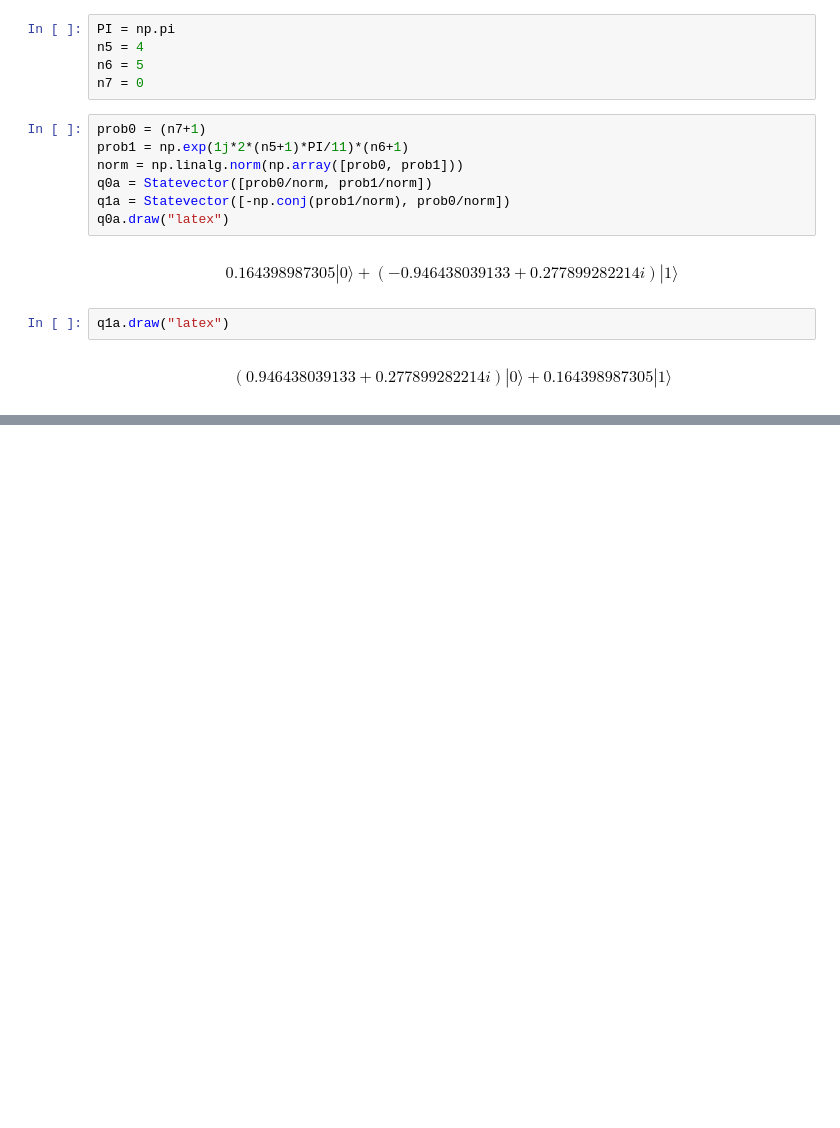
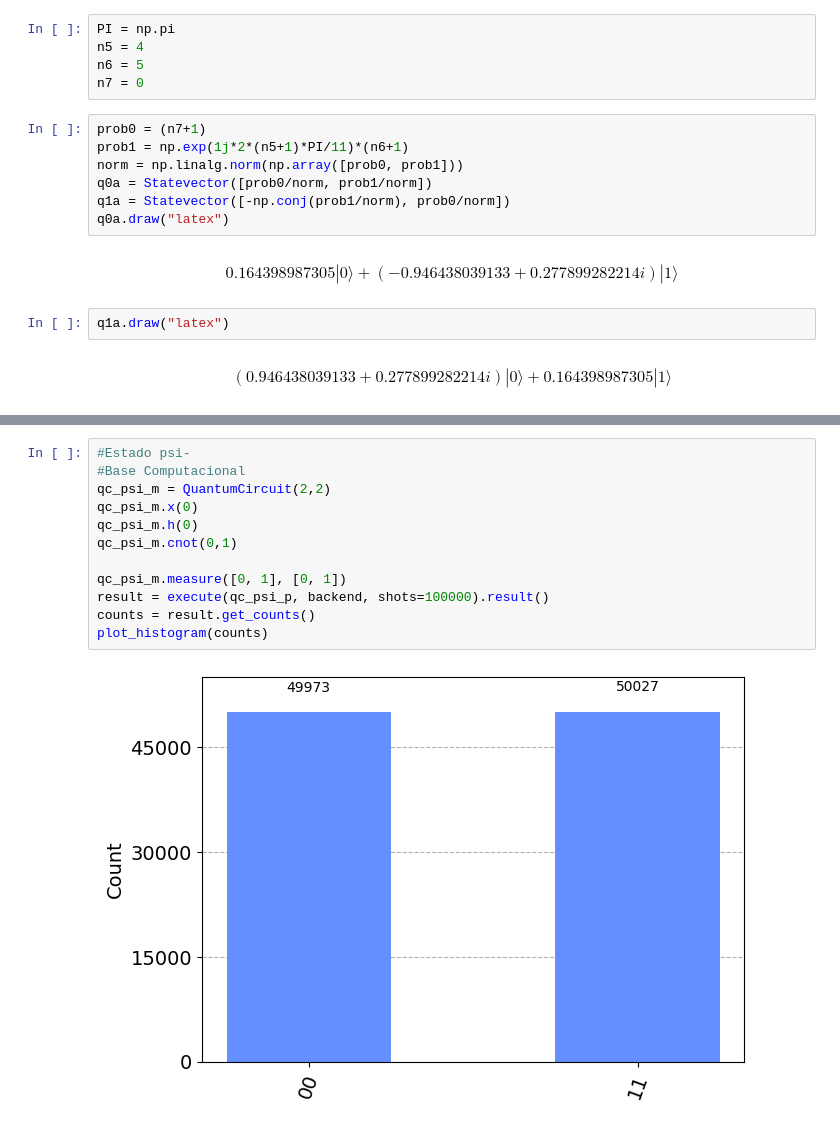
Before and after one commit to ags1999/CTC4400-2023.1, a Jupyter notebook: atv2/atividade2.ipynb, the cells around one changed output, grey strips where cells are left out. Cells and saved outputs as stored; diff of their text form; blank space fills up the shorter version.

```diff
--- a/atv2/atividade2.ipynb
+++ b/atv2/atividade2.ipynb
@@ -49,0 +116,14 @@ q_1: ┤1                                                              ├┤ Y
+# %%
+#Estado psi-
+#Base Computacional
+qc_psi_m = QuantumCircuit(2,2)
+qc_psi_m.x(0)
+qc_psi_m.h(0)
+qc_psi_m.cnot(0,1)
+
+qc_psi_m.measure([0, 1], [0, 1])
+result = execute(qc_psi_p, backend, shots=100000).result()
+counts = result.get_counts()
+plot_histogram(counts)
+# %% [output]
+[figure, added]
```
Also changed, not shown: parts of 16 cells of this notebook.
